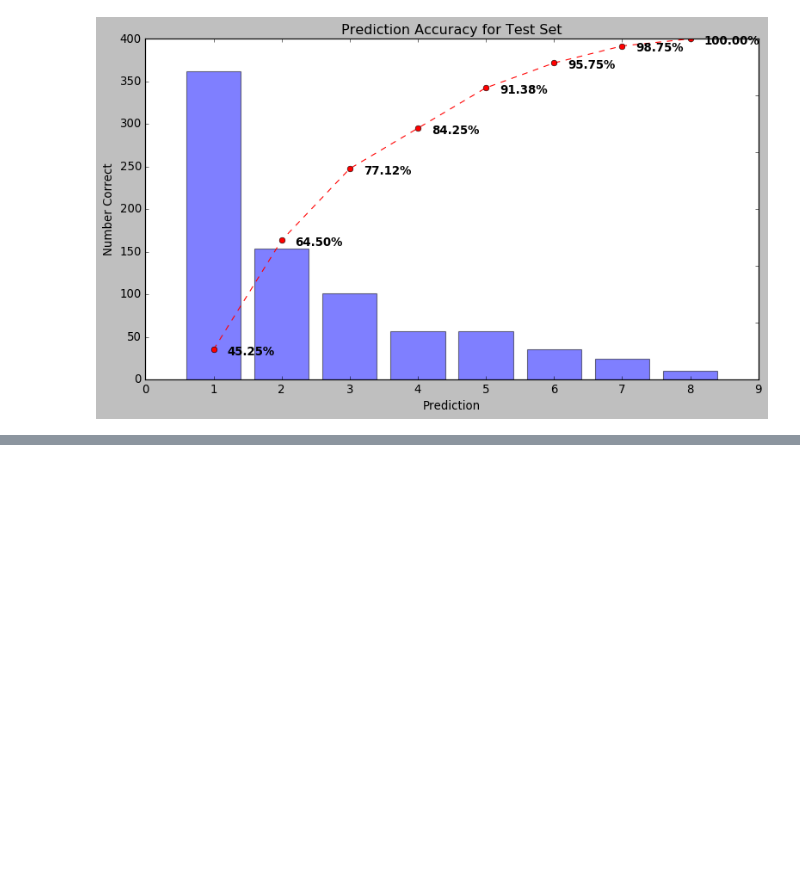
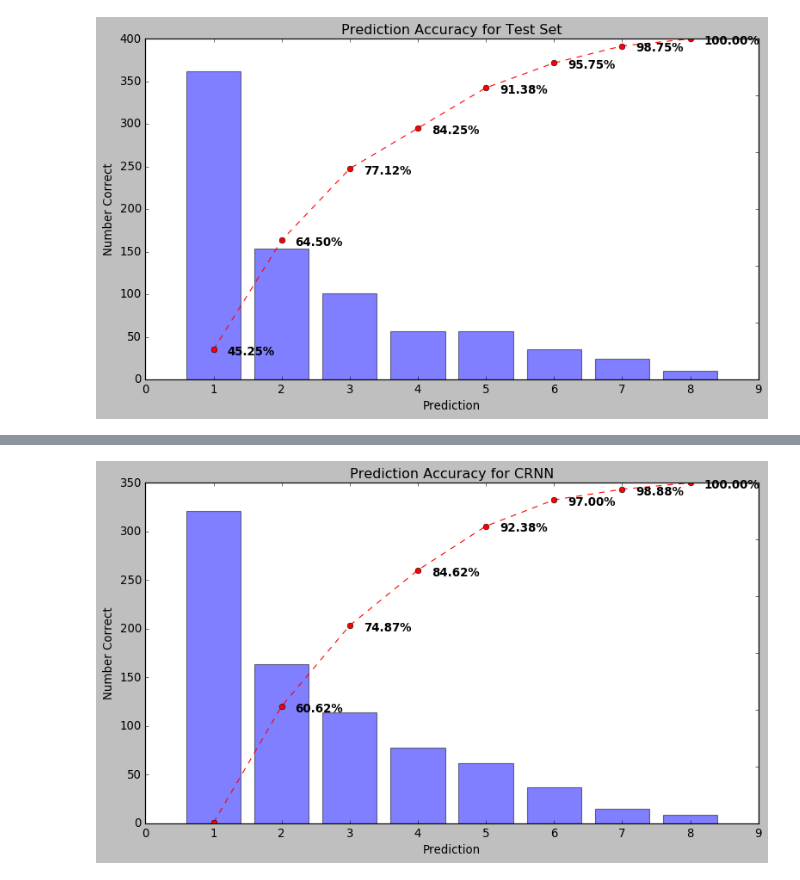
Before and after one commit to ddiaz164/music_genres, a Jupyter notebook: notebooks/models.ipynb, the cells around one changed output, grey strips where cells are left out. Cells and saved outputs as stored; diff of their text form; code cells hidden in the pictures; blank space fills up the shorter version.

```diff
--- a/notebooks/models.ipynb
+++ b/notebooks/models.ipynb
@@ -511,2 +500,27 @@ pareto_plot(df, 'Test Set', filename='pareto_all')
 # %% [output]
 [figure]
+# %%
+npzfile = np.load('../saved_variables/test.npz')
+X_test = npzfile['arr_0']
+y_test = npzfile['arr_1']
+preds = crnn_model.predict(X_test)
+df = pd.DataFrame(columns=['True','Predicted'])
+df['True'] = y_test
+df['Predicted'] = np.argsort(preds, axis=1)[:,-1]
+df['True'] = df['True'].map(reverse_dict)
+df['Predicted'] = df['Predicted'].map(reverse_dict)
+df['Track_ID'] = test.index
+df['Pred_2'] = np.argsort(preds, axis=1)[:,-2]
+df['Pred_2'] = df['Pred_2'].map(reverse_dict)
+df['Pred_3'] = np.argsort(preds, axis=1)[:,-3]
+df['Pred_3'] = df['Pred_3'].map(reverse_dict)
+df['Pred_4'] = np.argsort(preds, axis=1)[:,-4]
+df['Pred_4'] = df['Pred_4'].map(reverse_dict)
+df['Pred_5'] = np.argsort(preds, axis=1)[:,-5]
+df['Pred_5'] = df['Pred_5'].map(reverse_dict)
+df['Pred_6'] = np.argsort(preds, axis=1)[:,-6]
+df['Pred_6'] = df['Pred_6'].map(reverse_dict)
+df['Pred_7'] = np.argsort(preds, axis=1)[:,-7]
+df['Pred_7'] = df['Pred_7'].map(reverse_dict)
+df['Pred_8'] = np.argsort(preds, axis=1)[:,-8]
+df['Pred_8'] = df['Pred_8'].map(reverse_dict)
@@ -512,0 +543,4 @@ pareto_plot(df, 'Test Set', filename='pareto_all')
+# %%
+pareto_plot(df, 'CRNN', filename='pareto_crnn')
+# %% [output]
+[figure, added]
```
Also changed, not shown: parts of 4 cells of this notebook, 1 other file.
